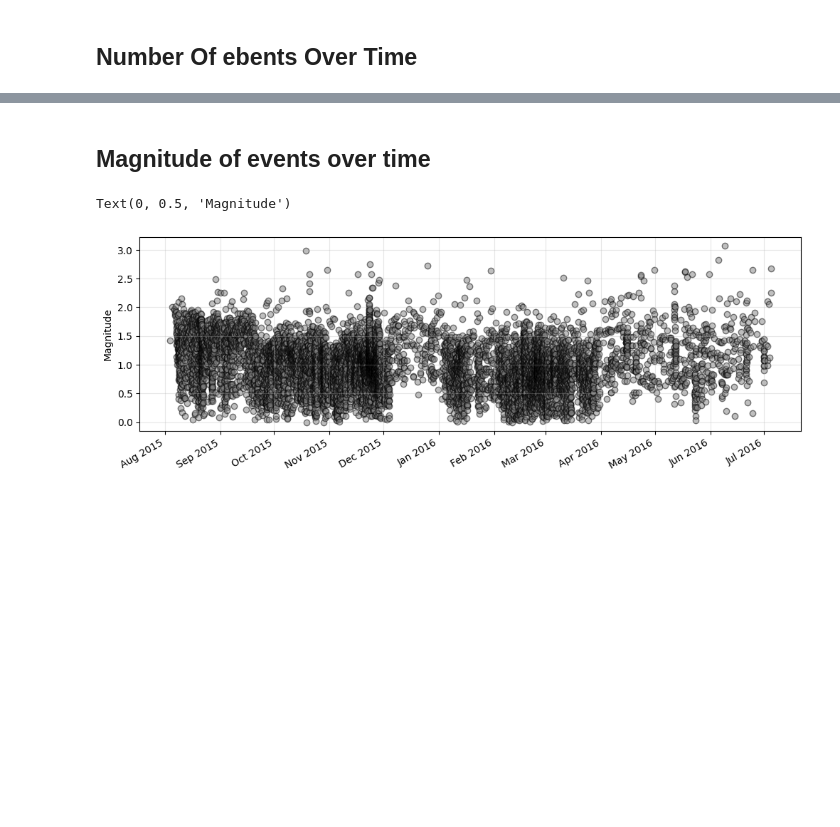
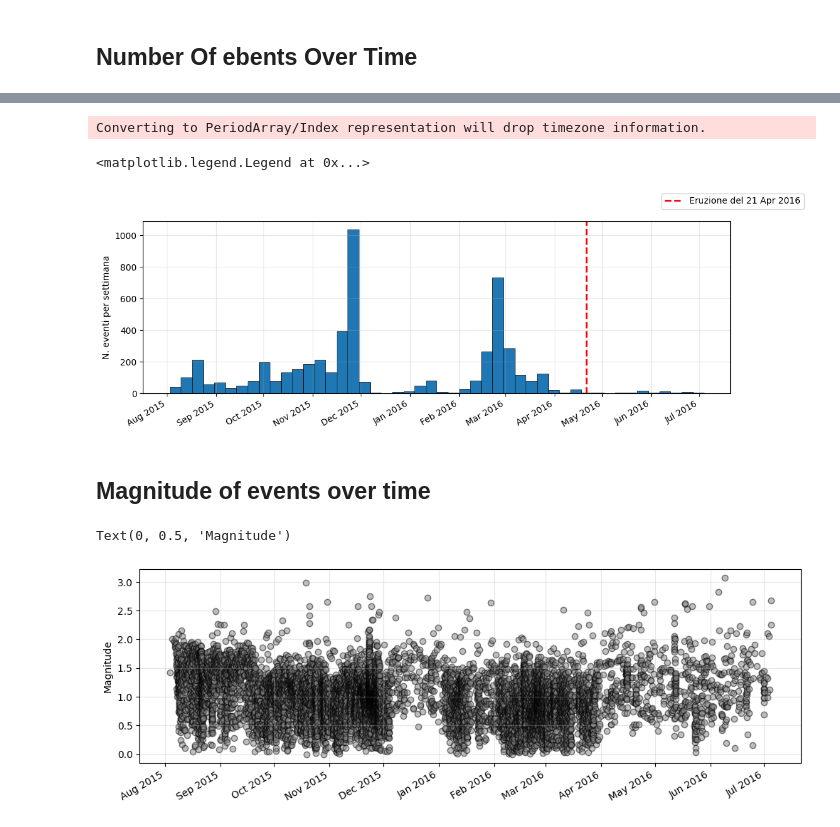
Before and after one commit to Mpinaz/Thesis, a Jupyter notebook: Tesi.ipynb, the cells around one changed output, grey strips where cells are left out. Cells and saved outputs as stored; diff of their text form; code cells hidden in the pictures; blank space fills up the shorter version.

```diff
--- a/Tesi.ipynb
+++ b/Tesi.ipynb
@@ -340,3 +343,27 @@ Text(0, 0.5, 'N. eventi per settimana')
+# %%
+mask = catalog.index.isin(SV13_Events)
+catalog_SV13 = catalog[mask]
+
+counts = catalog_SV13["time"].dt.to_period("W").value_counts()
+counts.index = counts.index.to_timestamp()
+
+fig, ax = plt.subplots(figsize=(12, 4))
+
+ax.xaxis.set_major_locator(mdates.MonthLocator())          # un tick al mese
+ax.xaxis.set_major_formatter(mdates.DateFormatter("%b %Y"))
+fig.autofmt_xdate()
+
+Eruption = pd.Timestamp("2016-04-21")
+ax.axvline(Eruption, color="red", linestyle="--", linewidth=2, label="Eruzione del 21 Apr 2016")
+
+ax.bar(counts.index, counts.values, width=7, align="edge", edgecolor="black", linewidth=0.5)
+ax.grid("on", alpha = 0.3)
+ax.set_ylabel("N. eventi per settimana")
+fig.legend()
+# %% [output]
+Converting to PeriodArray/Index representation will drop timezone information.
+<matplotlib.legend.Legend at 0x...>
+[figure, added]
 # %% [markdown]
 ## Magnitude of events over time
 # %%
```
Also changed, not shown: parts of 6 cells of this notebook.
